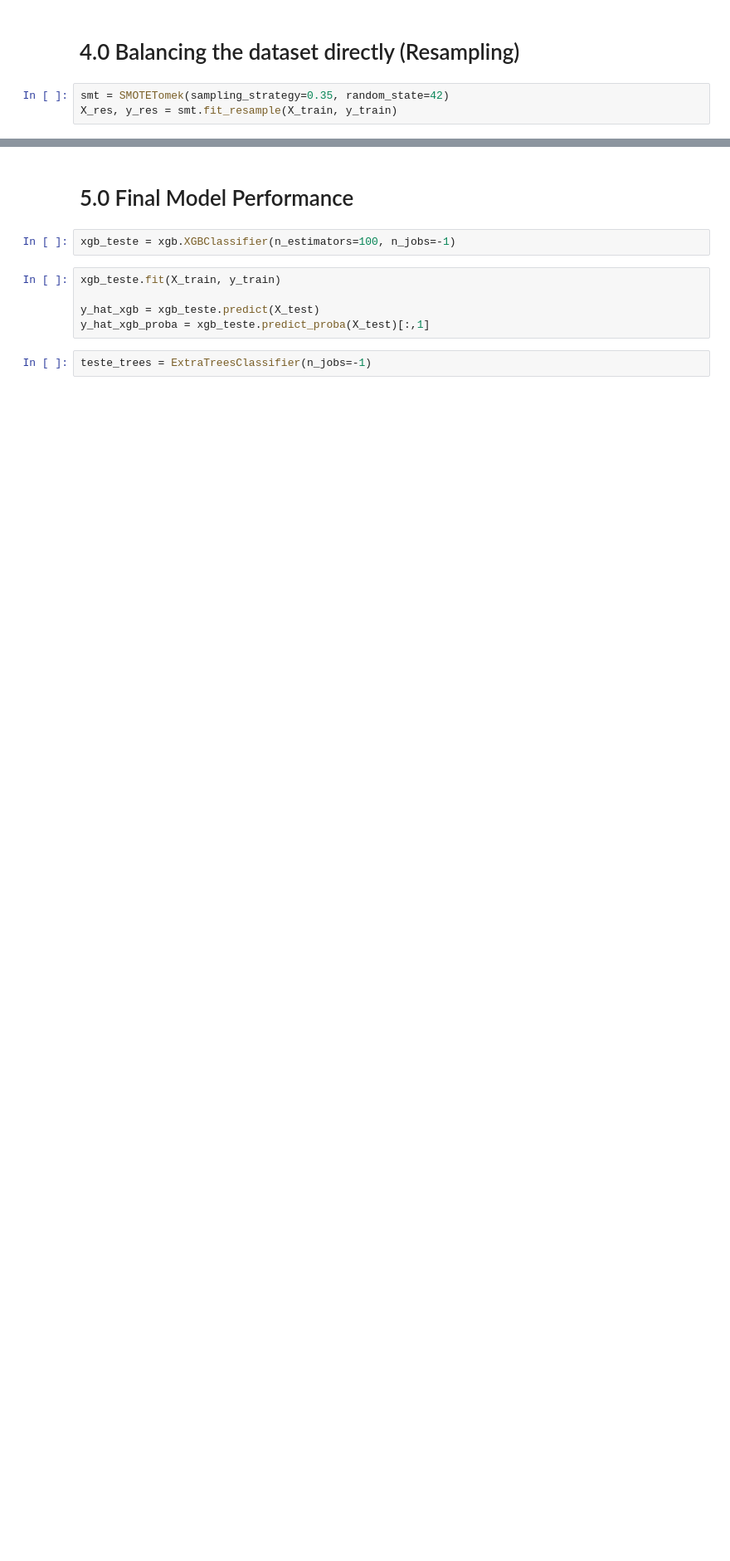
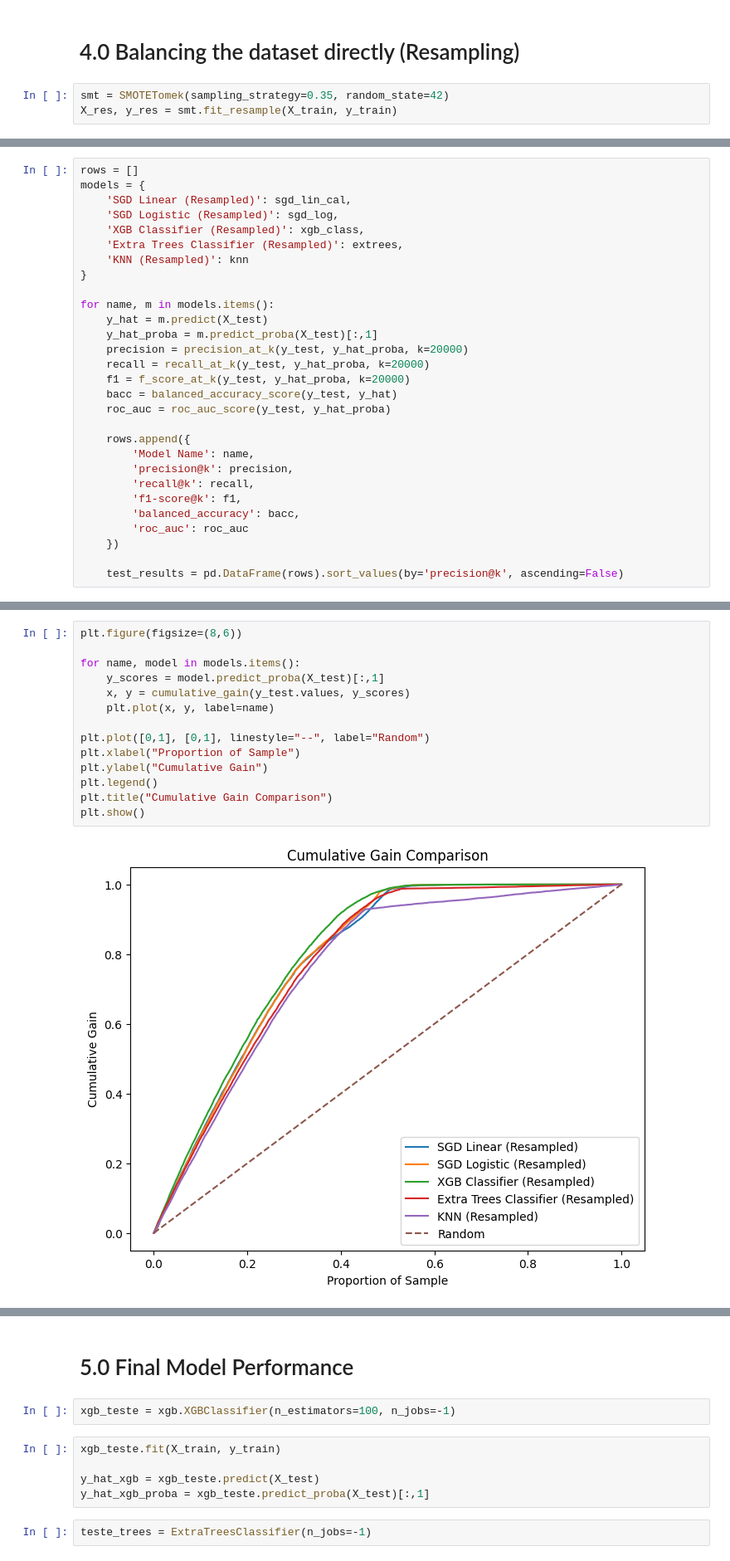
Before and after one commit to iury-repo/health_insurance_cs, a Jupyter notebook: notebooks/2-ims-modeling.ipynb, the cells around one changed output, grey strips where cells are left out. Shown at 83% size. Drawn from its saved outputs; the diff is of its cells as text; blank space fills up the shorter version.

Commit message:
refactor: Finish resampling tests

```diff
--- a/notebooks/2-ims-modeling.ipynb
+++ b/notebooks/2-ims-modeling.ipynb
@@ -685 +700,30 @@ np.float64(0.33115)
+# %%
+rows = []
+models = {
+    'SGD Linear (Resampled)': sgd_lin_cal,
+    'SGD Logistic (Resampled)': sgd_log,
+    'XGB Classifier (Resampled)': xgb_class,
+    'Extra Trees Classifier (Resampled)': extrees,
+    'KNN (Resampled)': knn
+}
+
+for name, m in models.items():
+    y_hat = m.predict(X_test)
+    y_hat_proba = m.predict_proba(X_test)[:,1]
+    precision = precision_at_k(y_test, y_hat_proba, k=20000)
+    recall = recall_at_k(y_test, y_hat_proba, k=20000)
+    f1 = f_score_at_k(y_test, y_hat_proba, k=20000)
+    bacc = balanced_accuracy_score(y_test, y_hat)
+    roc_auc = roc_auc_score(y_test, y_hat_proba)
+
+    rows.append({
+        'Model Name': name,
+        'precision@k': precision,
+        'recall@k': recall,
+        'f1-score@k': f1,
+        'balanced_accuracy': bacc,
+        'roc_auc': roc_auc
+    })
+
+    test_results = pd.DataFrame(rows).sort_values(by='precision@k', ascending=False)
 # %%
@@ -693,0 +738,16 @@ roc_auc_xgb
+# %%
+plt.figure(figsize=(8,6))
+
+for name, model in models.items():
+    y_scores = model.predict_proba(X_test)[:,1]
+    x, y = cumulative_gain(y_test.values, y_scores)
+    plt.plot(x, y, label=name)
+
+plt.plot([0,1], [0,1], linestyle="--", label="Random")
+plt.xlabel("Proportion of Sample")
+plt.ylabel("Cumulative Gain")
+plt.legend()
+plt.title("Cumulative Gain Comparison")
+plt.show()
+# %% [output]
+[figure, added]
```
Also changed, not shown: parts of 16 cells of this notebook.
